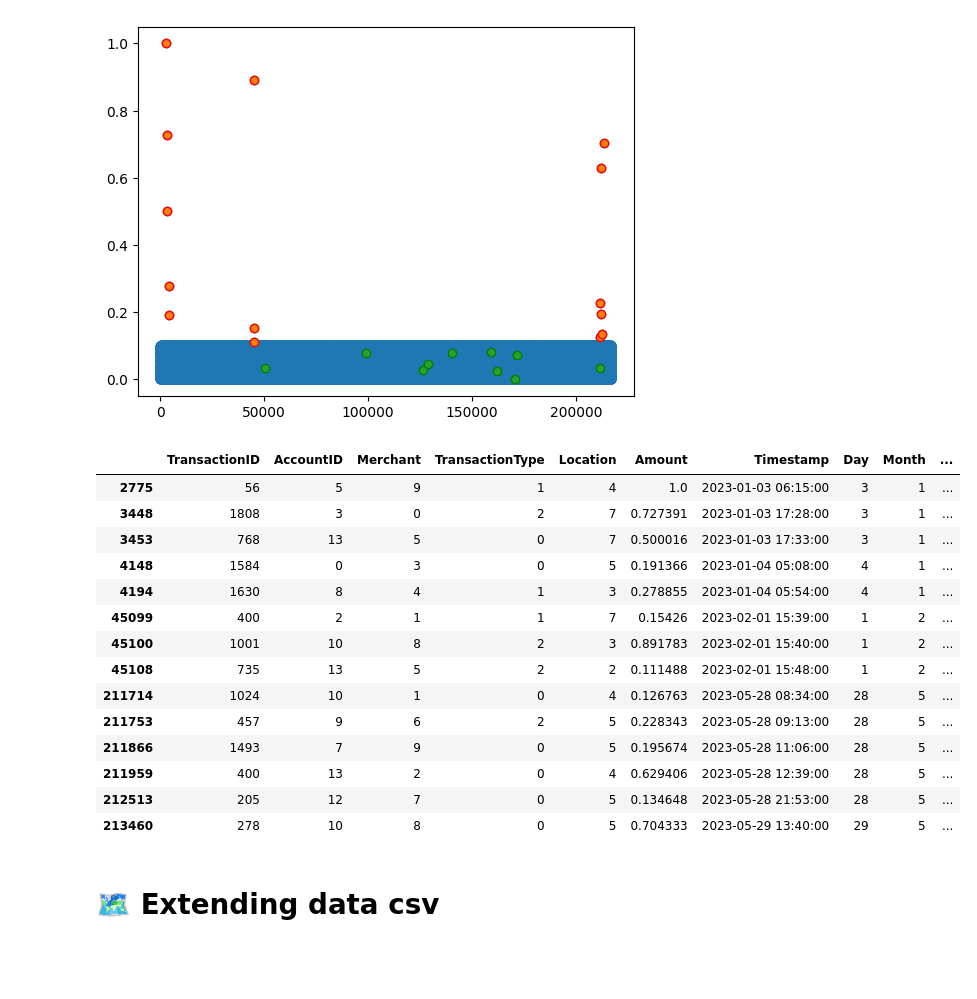
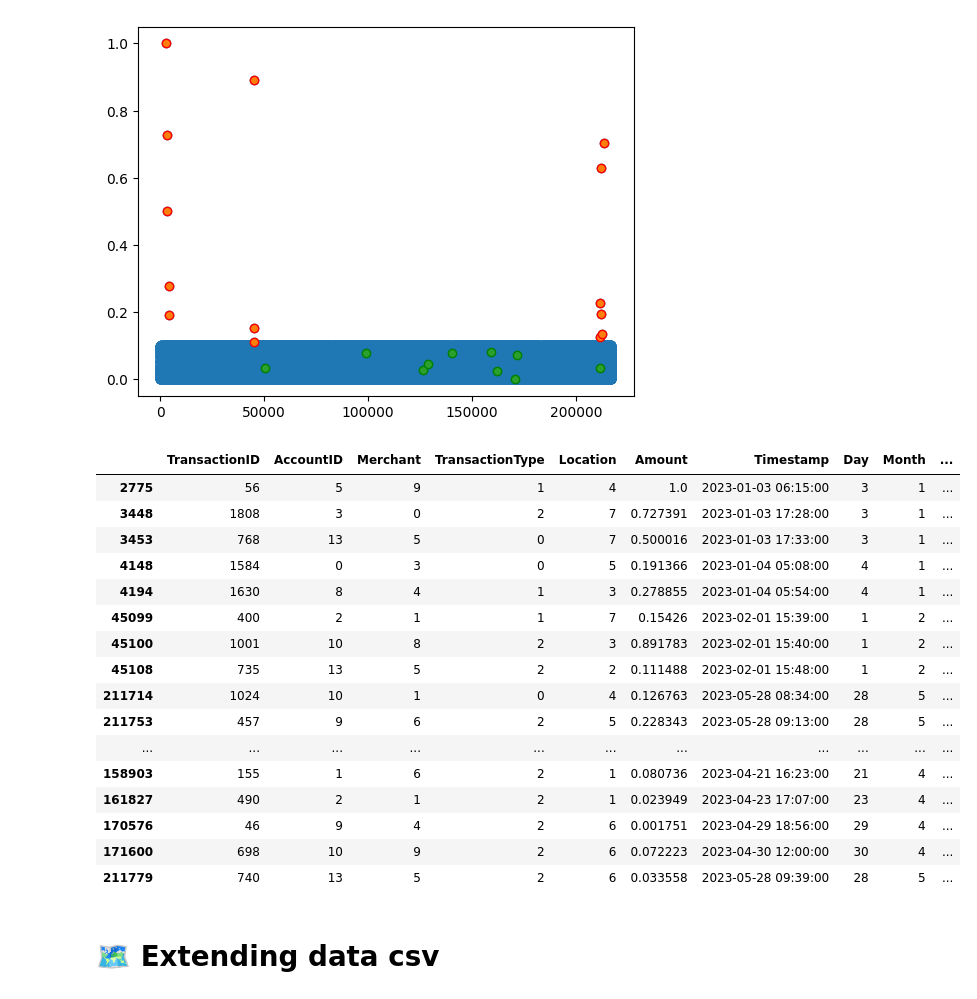
Before and after one commit to k26rahul/ML-Projects-March-2024, a Jupyter notebook: Financial-Anomaly-Data/Financial-Anomaly-Data.ipynb, the cells around one changed output. Saved outputs shown, nothing was run; the diff lists cells and outputs as text; code cells hidden in the pictures; blank space fills up the shorter version.

```diff
--- a/Financial-Anomaly-Data/Financial-Anomaly-Data.ipynb
+++ b/Financial-Anomaly-Data/Financial-Anomaly-Data.ipynb
@@ -806,24 +806,27 @@ _ = plt.scatter(abnormal_indexes, X[abnormal_indexes, 5], edgecolors="r")
 _ = plt.scatter(restricted_df.index, X[restricted_df.index, 5], edgecolors="g")
 # %% [output]
 [figure]
-# %%
-df.loc[abnormal_indexes]
-# %% [output]
-|  | TransactionID | AccountID | Merchant | TransactionType | Location | Amount | Timestamp | Day | Month | ... |
-| 2775 | 56 | 5 | 9 | 1 | 4 | 1.0 | 2023-01-03 06:15:00 | 3 | 1 | ... |
-| 3448 | 1808 | 3 | 0 | 2 | 7 | 0.727391 | 2023-01-03 17:28:00 | 3 | 1 | ... |
-| 3453 | 768 | 13 | 5 | 0 | 7 | 0.500016 | 2023-01-03 17:33:00 | 3 | 1 | ... |
-| 4148 | 1584 | 0 | 3 | 0 | 5 | 0.191366 | 2023-01-04 05:08:00 | 4 | 1 | ... |
-| 4194 | 1630 | 8 | 4 | 1 | 3 | 0.278855 | 2023-01-04 05:54:00 | 4 | 1 | ... |
-| 45099 | 400 | 2 | 1 | 1 | 7 | 0.15426 | 2023-02-01 15:39:00 | 1 | 2 | ... |
-| 45100 | 1001 | 10 | 8 | 2 | 3 | 0.891783 | 2023-02-01 15:40:00 | 1 | 2 | ... |
-| 45108 | 735 | 13 | 5 | 2 | 2 | 0.111488 | 2023-02-01 15:48:00 | 1 | 2 | ... |
-| 211714 | 1024 | 10 | 1 | 0 | 4 | 0.126763 | 2023-05-28 08:34:00 | 28 | 5 | ... |
-| 211753 | 457 | 9 | 6 | 2 | 5 | 0.228343 | 2023-05-28 09:13:00 | 28 | 5 | ... |
-| 211866 | 1493 | 7 | 9 | 0 | 5 | 0.195674 | 2023-05-28 11:06:00 | 28 | 5 | ... |
-| 211959 | 400 | 13 | 2 | 0 | 4 | 0.629406 | 2023-05-28 12:39:00 | 28 | 5 | ... |
-| 212513 | 205 | 12 | 7 | 0 | 5 | 0.134648 | 2023-05-28 21:53:00 | 28 | 5 | ... |
-| 213460 | 278 | 10 | 8 | 0 | 5 | 0.704333 | 2023-05-29 13:40:00 | 29 | 5 | ... |
+# %%
+df.loc[np.concatenate(
+    (abnormal_indexes[0], restricted_df.index.values), axis=0)]
+# %% [output]
+|  | TransactionID | AccountID | Merchant | TransactionType | Location | Amount | Timestamp | Day | Month | ... |
+| 2775 | 56 | 5 | 9 | 1 | 4 | 1.0 | 2023-01-03 06:15:00 | 3 | 1 | ... |
+| 3448 | 1808 | 3 | 0 | 2 | 7 | 0.727391 | 2023-01-03 17:28:00 | 3 | 1 | ... |
+| 3453 | 768 | 13 | 5 | 0 | 7 | 0.500016 | 2023-01-03 17:33:00 | 3 | 1 | ... |
+| 4148 | 1584 | 0 | 3 | 0 | 5 | 0.191366 | 2023-01-04 05:08:00 | 4 | 1 | ... |
+| 4194 | 1630 | 8 | 4 | 1 | 3 | 0.278855 | 2023-01-04 05:54:00 | 4 | 1 | ... |
+| 45099 | 400 | 2 | 1 | 1 | 7 | 0.15426 | 2023-02-01 15:39:00 | 1 | 2 | ... |
+| 45100 | 1001 | 10 | 8 | 2 | 3 | 0.891783 | 2023-02-01 15:40:00 | 1 | 2 | ... |
+| 45108 | 735 | 13 | 5 | 2 | 2 | 0.111488 | 2023-02-01 15:48:00 | 1 | 2 | ... |
+| 211714 | 1024 | 10 | 1 | 0 | 4 | 0.126763 | 2023-05-28 08:34:00 | 28 | 5 | ... |
+| 211753 | 457 | 9 | 6 | 2 | 5 | 0.228343 | 2023-05-28 09:13:00 | 28 | 5 | ... |
+| ... | ... | ... | ... | ... | ... | ... | ... | ... | ... | ... |
+| 158903 | 155 | 1 | 6 | 2 | 1 | 0.080736 | 2023-04-21 16:23:00 | 21 | 4 | ... |
+| 161827 | 490 | 2 | 1 | 2 | 1 | 0.023949 | 2023-04-23 17:07:00 | 23 | 4 | ... |
+| 170576 | 46 | 9 | 4 | 2 | 6 | 0.001751 | 2023-04-29 18:56:00 | 29 | 4 | ... |
+| 171600 | 698 | 10 | 9 | 2 | 6 | 0.072223 | 2023-04-30 12:00:00 | 30 | 4 | ... |
+| 211779 | 740 | 13 | 5 | 2 | 6 | 0.033558 | 2023-05-28 09:39:00 | 28 | 5 | ... |
 # %% [markdown]
 # 🗺️ Extending data csv
 # %%
```
Also changed, not shown: parts of 10 cells of this notebook.
